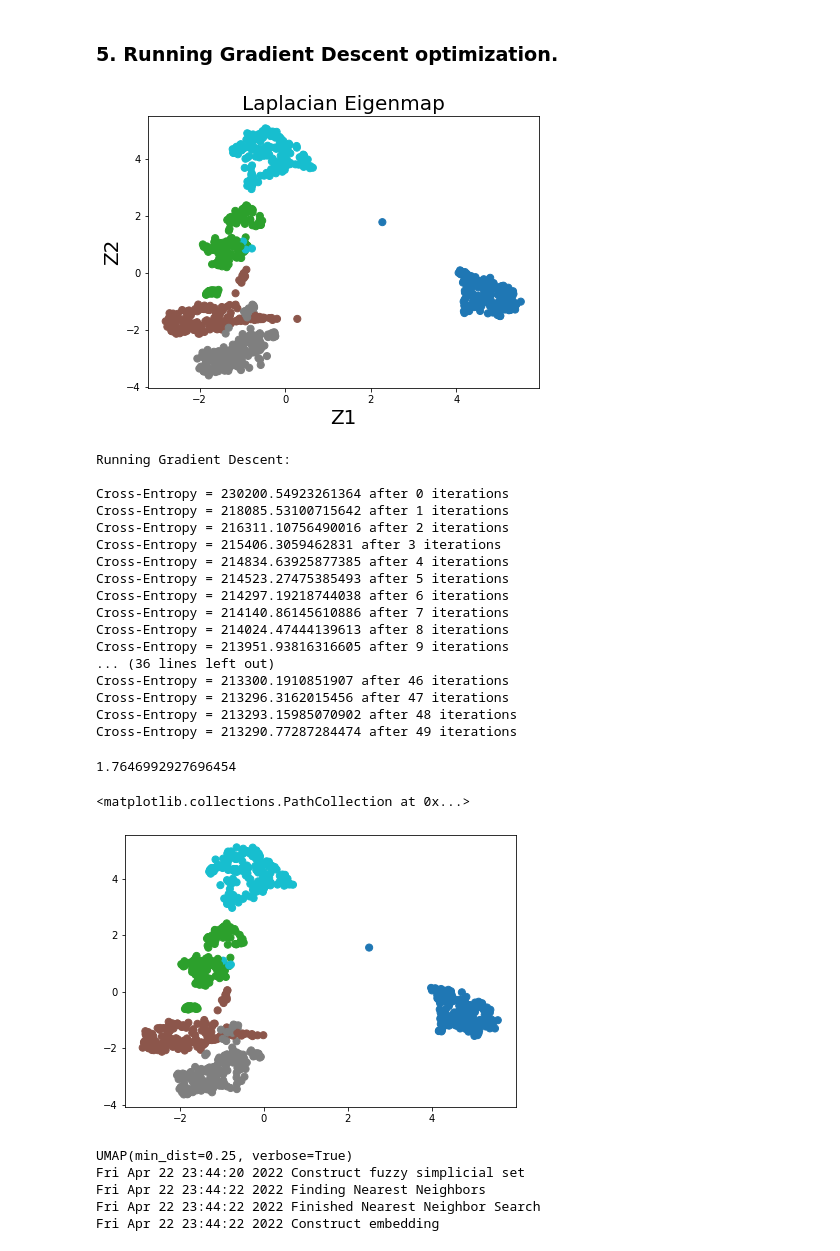
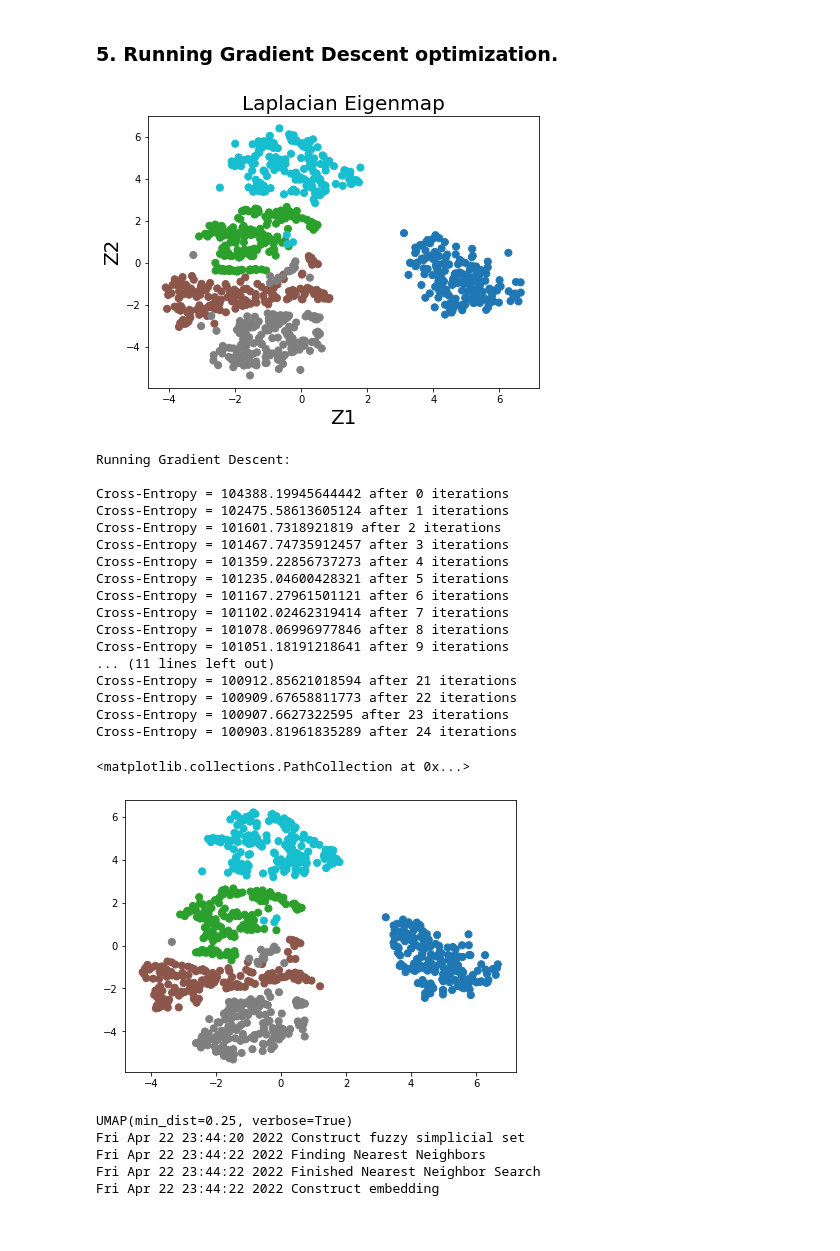
Before and after one commit to yexf308/AdvancedMachineLearning, a Jupyter notebook: UMAP_clustering.ipynb, the cells around one changed output. Saved outputs shown, nothing was run; the diff lists cells and outputs as text; code cells hidden in the pictures.

```diff
--- a/UMAP_clustering.ipynb
+++ b/UMAP_clustering.ipynb
@@ -231,9 +231,6 @@ plt.show()
 # %% [output]
 [1.12271838 1.12152528]
 [figure]
-# %%
-a = 1.929
-b= 0.7915
 # %%
 def cal_pairwise_dist_sq(X):
    return np.square(pairwise_distances(X, X, metric='euclidean'))
@@ -457,7 +452,7 @@ Hyperparameters a = 1.1227183788461688 and b = 1.1215252782501515
 # just to save some space here
 from sklearn.manifold import SpectralEmbedding
 model = SpectralEmbedding(n_components = 2, n_neighbors = 50)
-#Z = model.fit_transform(X)*500
+Z = model.fit_transform(X)*500
 #Z = np.random.normal(loc = 0, scale = 1, size = (n, 2))*100
 Z= Z_int
 plt.figure(figsize=(7,5))
@@ -470,7 +465,7 @@ plt.show()
 
 N_LOW_DIMS = 2
 
-n_epoch = 50
+n_epoch = 25
 n_span = arange(n_epoch)
 eta_span = 0.1/((1+ n_span)**2)
 #LEARNING_RATE = 0.001
@@ -480,48 +475,48 @@ CE_array = []
 file_names =[]
 
 print("Running Gradient Descent: \n")
 for i in range(n_epoch):
   Q = Q_umap(Z,a,b)
   Z = one_epoch(edges_P, Z, eta_span[i] )
 
 
 
   #Z_grad  = CE_grad(P, Q, Z, dist, b)
   #Z_grad  = CE_grad1(P, Q, Z, dist, a,b)
   #Z = Z - LEARNING_RATE * Z_grad
   #print(norm(Z_grad,'fro'))
   #print(Z)
 
 
   #plt.figure(figsize=(10,7))
   #plt.scatter(Z[:,0], Z[:,1], c = y.astype(int), cmap = 'tab10', s = 50)
   #plt.title("UMAP on MNIST", fontsize = 20)
   #plt.xlabel("UMAP1", fontsize = 20); plt.ylabel("UMAP2", fontsize = 20)
   #file_name = 'UMAP_iter_' + str(i) + '.png'
   #plt.savefig(file_name)
   #plt.close()
   #file_names.append(file_name)
 
   CE_current = CE(P,Q)
   CE_array.append(CE_current)
   if i % 1 == 0:
     print("Cross-Entropy = " + str(CE_current) + " after " + str(i) + " iterations")
 # %% [output]
-[figure, old version]
+[figure, new version]
 Running Gradient Descent:
 
-Cross-Entropy = 230200.54923261364 after 0 iterations
-Cross-Entropy = 218085.53100715642 after 1 iterations
-Cross-Entropy = 216311.10756490016 after 2 iterations
-Cross-Entropy = 215406.3059462831 after 3 iterations
-Cross-Entropy = 214834.63925877385 after 4 iterations
-Cross-Entropy = 214523.27475385493 after 5 iterations
-Cross-Entropy = 214297.19218744038 after 6 iterations
-Cross-Entropy = 214140.86145610886 after 7 iterations
-Cross-Entropy = 214024.47444139613 after 8 iterations
-Cross-Entropy = 213951.93816316605 after 9 iterations
-... (36 lines left out)
-Cross-Entropy = 213300.1910851907 after 46 iterations
-Cross-Entropy = 213296.3162015456 after 47 iterations
-Cross-Entropy = 213293.15985070902 after 48 iterations
-Cross-Entropy = 213290.77287284474 after 49 iterations
+Cross-Entropy = 104388.19945644442 after 0 iterations
+Cross-Entropy = 102475.58613605124 after 1 iterations
+Cross-Entropy = 101601.7318921819 after 2 iterations
+Cross-Entropy = 101467.74735912457 after 3 iterations
+Cross-Entropy = 101359.22856737273 after 4 iterations
+Cross-Entropy = 101235.04600428321 after 5 iterations
+Cross-Entropy = 101167.27961501121 after 6 iterations
+Cross-Entropy = 101102.02462319414 after 7 iterations
+Cross-Entropy = 101078.06996977846 after 8 iterations
+Cross-Entropy = 101051.18191218641 after 9 iterations
+... (11 lines left out)
+Cross-Entropy = 100912.85621018594 after 21 iterations
+Cross-Entropy = 100909.67658811773 after 22 iterations
+Cross-Entropy = 100907.6627322595 after 23 iterations
+Cross-Entropy = 100903.81961835289 after 24 iterations
@@ -531,13 +523,9 @@ attraction = 2*a*b*dist_sq**(b-1)/(1+a*dist_sq**b)
-# %%
-attraction[0,461]
-# %% [output]
-1.7646992927696454
 # %%
 plt.figure(figsize=(7,5))
 plt.scatter(Z[:, 0], Z[:, 1], c=y, cmap = 'tab10', s = 50)
 # %% [output]
 <matplotlib.collections.PathCollection at 0x...>
-[figure, old version]
+[figure, new version]
 # %%
 Z_int = Z
 # %%
```
Also changed, not shown: parts of 9 cells of this notebook.
